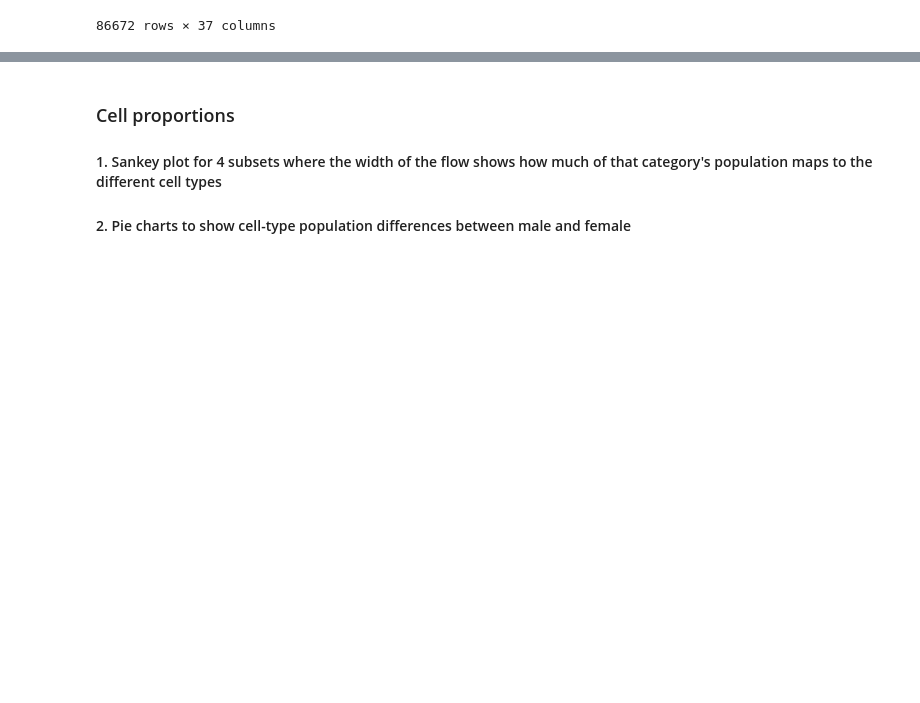
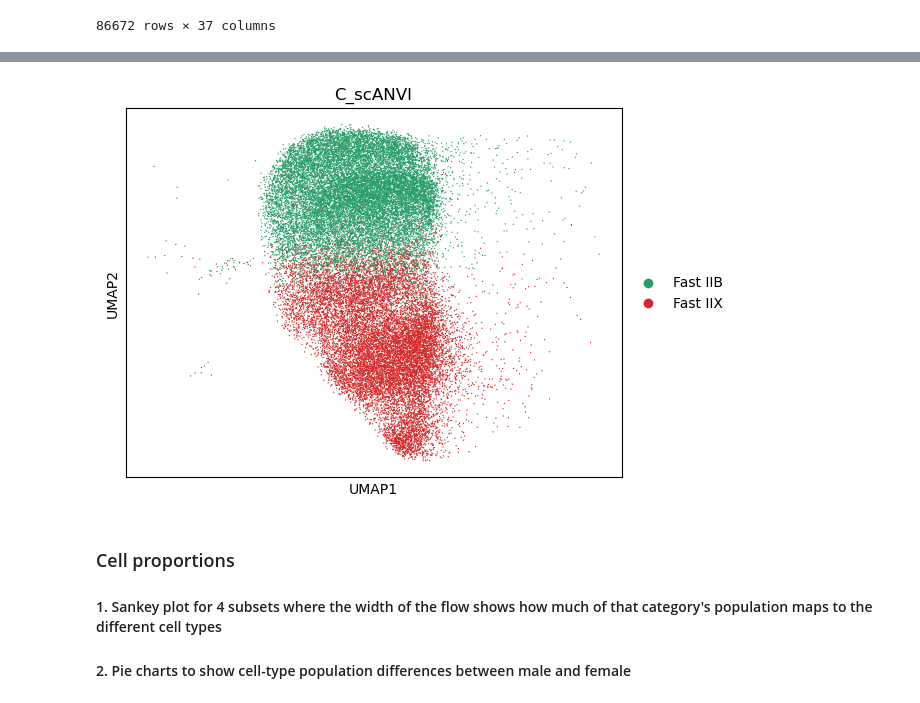
Before and after one commit to sachha-naksha/TA_muscle_ageing, a Jupyter notebook: py_scripts/plotting_figures/snRNA_related.ipynb, the cells around one changed output, grey strips where cells are left out. Saved outputs shown, nothing was run; the diff lists cells and outputs as text; code cells hidden in the pictures; blank space fills up the shorter version.

```diff
--- a/py_scripts/plotting_figures/snRNA_related.ipynb
+++ b/py_scripts/plotting_figures/snRNA_related.ipynb
@@ -38,3 +80,11 @@ adata_whole.obs
+# %%
+adata_m = adata_type2[adata_type2.obs['sex'] == 'M']
+adata_f = adata_type2[adata_type2.obs['sex'] == 'F']
+# %%
+ax = sc.pl.umap(adata_m, color=['C_scANVI'], show=False)
+ax.figure.savefig(os.path.join(figures_dir, 'umap_M_Fast_IIX_Fast_IIB.svg'), format='svg', bbox_inches='tight', dpi=300)
+# %% [output]
+[figure, added]
 # %% [markdown]
 ### Cell proportions
 #### 1. Sankey plot for 4 subsets where the width of the flow shows how much of that category's population maps to the different cell types
```
Also changed, not shown: parts of 4 cells of this notebook, 1 other file.
